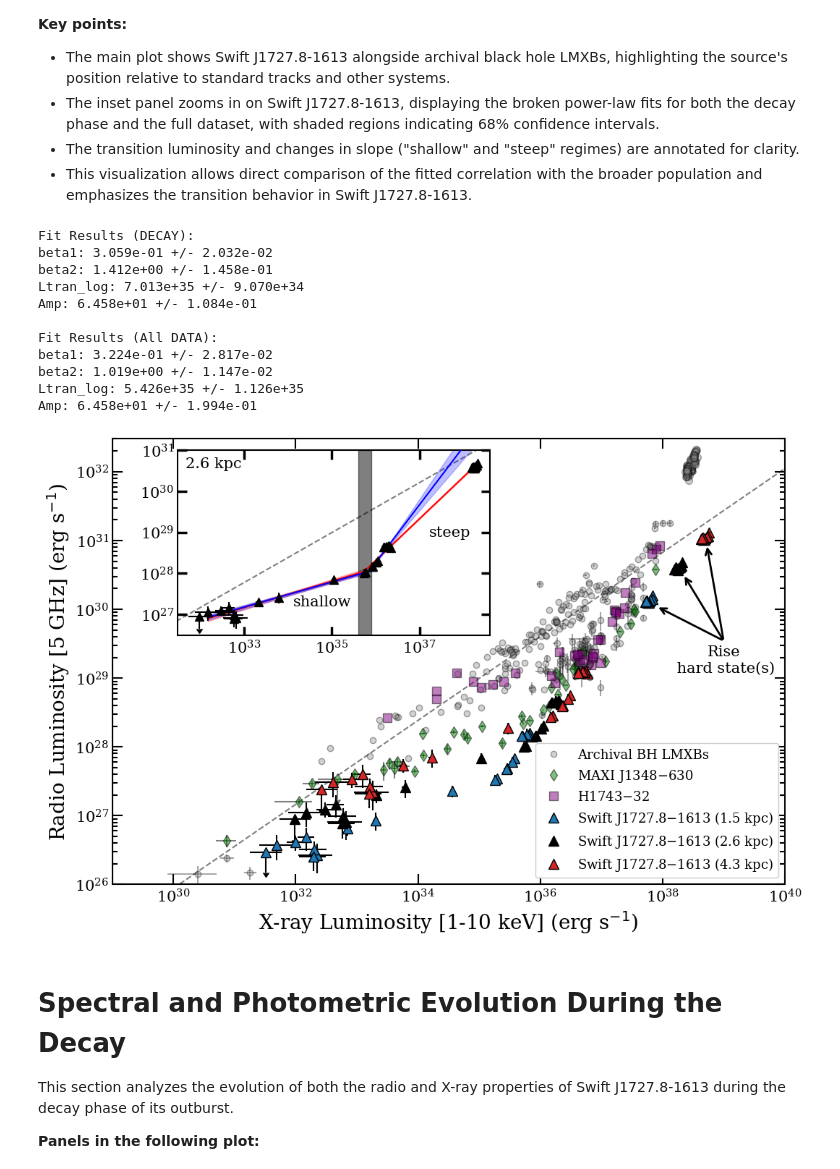
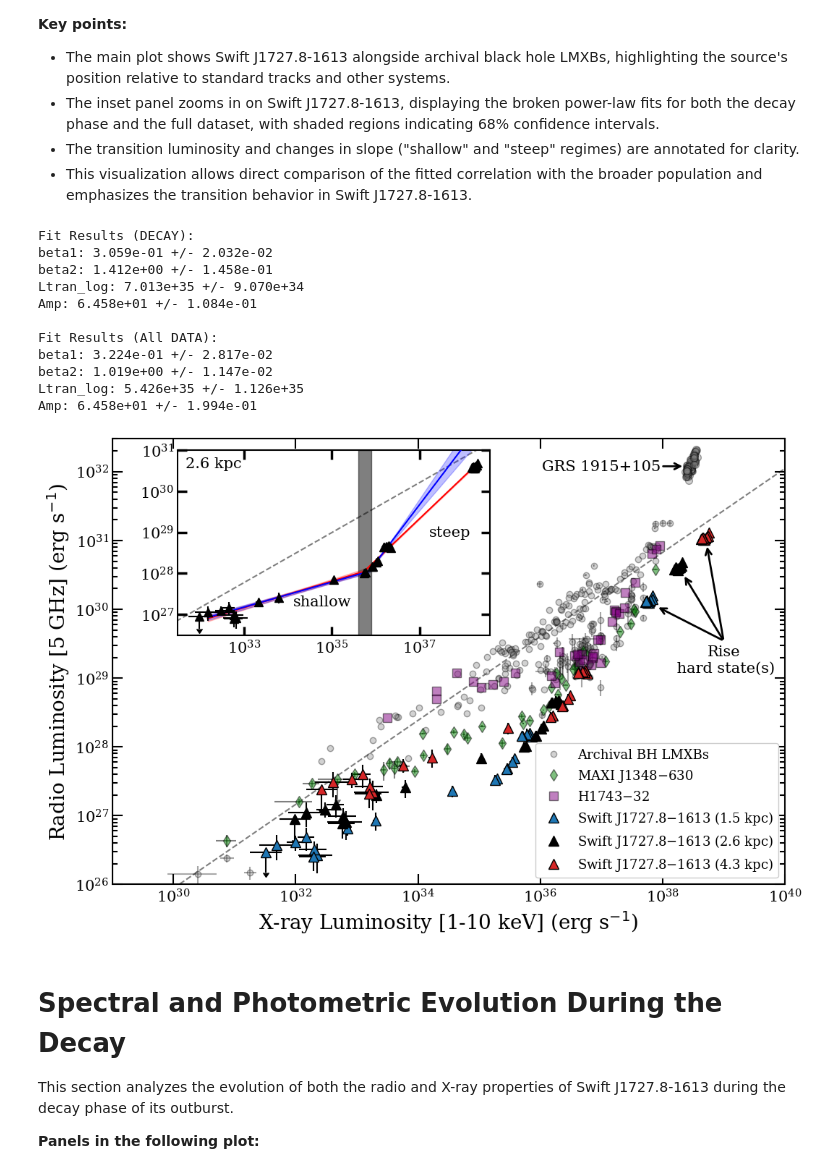
Before and after one commit to AKHughes1994/SwJ1727_2023_Outburst, a Jupyter notebook: RadioXrayCorrelation/SWJ1717_LRLX_Notebook.ipynb, the cells around one changed output. Drawn from its saved outputs; the diff is of its cells as text; code cells hidden in the pictures.

```diff
--- a/RadioXrayCorrelation/SWJ1717_LRLX_Notebook.ipynb
+++ b/RadioXrayCorrelation/SWJ1717_LRLX_Notebook.ipynb
@@ -1177,6 +1096,9 @@ def linear(x, m, b):
 
 # Get unique times and counts
 times, counts = np.unique(working_data[0], return_counts = True)
+
+size = 100
+sym = 'o'  # Marker symbol for the scatter plot
 
 # Iterate through the (unique) times
 for t, n in zip(times, counts):
@@ -1867,51 +1816,48 @@ ax_inset.text(5e37, 1e29, "steep",
               fontsize=15, fontfamily='serif', color='black', ha='center', va='center')
 ax_inset.axvspan(4.0e35,8.0e35, color='k', lw=1, ls='-', alpha=0.5)
 
-# # Add the rectangular box and label to the main plot -- 4.3kpc
-# xmin = 2.6e38  # Minimum x-coordinate in data units
-# xmax = 0.95e39  # Maximum x-coordinate in data units
-# ymin = 0.7e31  # Minimum y-coordinate in data units
-# ymax = 1.8e31  # Maximum y-coordinate in data units
-
-# # Add the rectangle
-# rect = plt.Rectangle((xmin, ymin), xmax - xmin, ymax - ymin,
-#                      edgecolor='k', facecolor='none', lw=3, ls ='--', zorder=10)
-# ax.add_patch(rect)
-
-
-# Add the label below the rectangles
+# Add a label for the rise hard state
 ax.text(1e39,3e29, 'Rise\n hard state(s)', color='k', fontsize=15, fontfamily='serif',
         ha='center', va='top', zorder=10)
 
-# Add arrow to the main plot
+# Add arrow to the main plot pointing to the rise hard state
 arrowprops = dict(facecolor='black', arrowstyle='->', lw=2)
 for xy in [(2.2e38, 3.2e30), (5.3e38, 8.7e30), (8e37, 1.1e30)]:
     ax.annotate('', xytext=(1e39, 3.5e29), xy=xy,
             arrowprops=arrowprops, fontsize=15, fontfamily='serif', color='black',
             ha='center', va='top', zorder=10)
 
+# Add a label for the cluster of GRS 1915 points in the upper left corner
+ax.text(1e37, 1.5e32, 'GRS 1915+105', color='k', fontsize=15, fontfamily='serif',
+        ha='center', va='top', zorder=10)
+
+# Make an arrow pointing to the GRS 1915+105 cluster
+arrowprops = dict(facecolor='black', arrowstyle='->', lw=2)
+ax.annotate('', xytext=(9.5e37, 1.2e32), xy=(2.3e38, 1.2e32),
+            arrowprops=arrowprops, fontsize=15, fontfamily='serif', color='black',
+            ha='center', va='top', zorder=10)
 
 # Label the inset
 ax_inset.text(2e32, 7e30, '2.6 kpc', color='k', fontsize=15, fontfamily='serif', ha='center', va='top', zorder=10)
 
 handles, labels = ax.get_legend_handles_labels()
 handles = [h[0] for h in handles]
 ax.legend(handles,labels,ncol=1,prop={'family':'serif', 'size':13}, loc='lower right', framealpha = 1.0)
 plt.savefig('plots/LRLX_inset.pdf', bbox_inches='tight')
 plt.show()
 # %% [output]
 Fit Results (DECAY):
 beta1: 3.059e-01 +/- 2.032e-02
 beta2: 1.412e+00 +/- 1.458e-01
 Ltran_log: 7.013e+35 +/- 9.070e+34
 Amp: 6.458e+01 +/- 1.084e-01
 
 Fit Results (All DATA):
 beta1: 3.224e-01 +/- 2.817e-02
 beta2: 1.019e+00 +/- 1.147e-02
 Ltran_log: 5.426e+35 +/- 1.126e+35
 Amp: 6.458e+01 +/- 1.994e-01
-[figure, old version]
+[figure, new version]
 # %% [markdown]
 # Spectral and Photometric Evolution During the Decay
 
```
Also changed, not shown: parts of 11 cells of this notebook, 11 other files.
